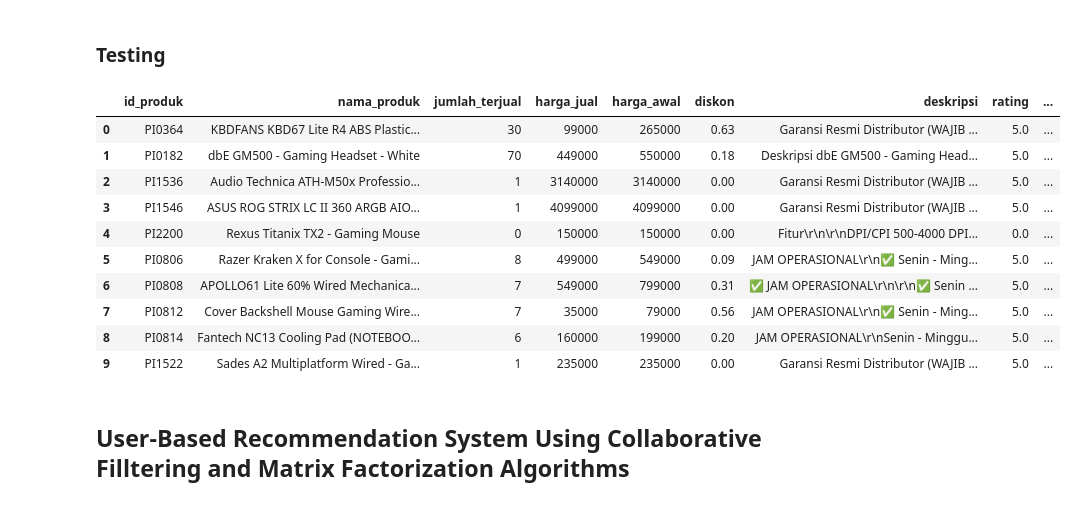
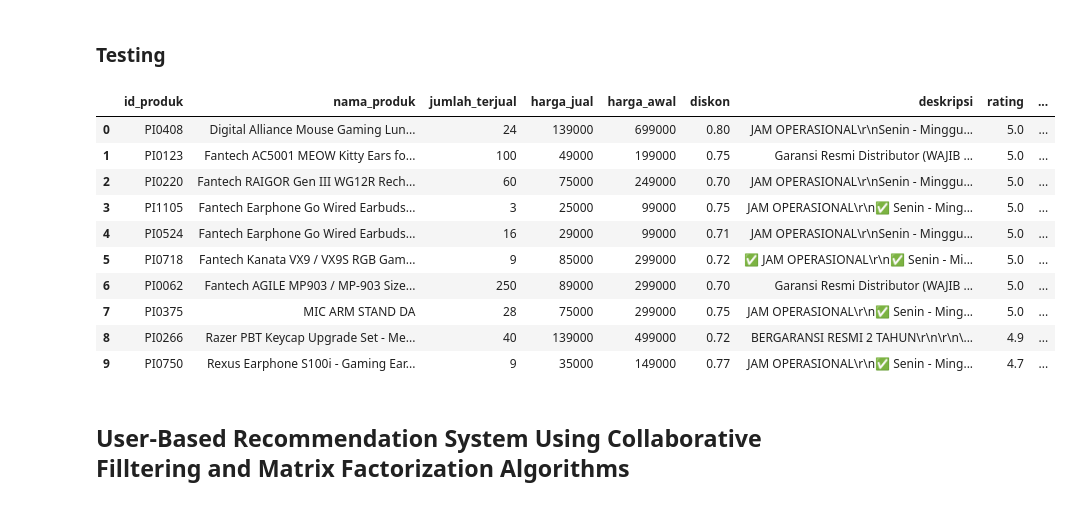
Before and after one commit to picessakresna/GoodGamingShop-Recommendation-Website, a Jupyter notebook: final-project/data-analysis/analysis-goodgamingshop1.ipynb, the cells around one changed output. Cells and saved outputs as stored; diff of their text form; code cells hidden in the pictures.

Commit message:
final 	modified:   final-project/data-analysis/analysis-goodgamingshop1.ipynb

```diff
--- a/final-project/data-analysis/analysis-goodgamingshop1.ipynb
+++ b/final-project/data-analysis/analysis-goodgamingshop1.ipynb
@@ -180,7 +194,9 @@ def load_and_clean_data(products_file, reviews_file):
     df_products_cleaned = df_products.copy()
     df_products_cleaned['deskripsi'] = df_products_cleaned['deskripsi'].apply(clean_text)
     df_products_cleaned['kategori'] = df_products_cleaned['kategori'].apply(clean_text)
+    df_products_cleaned['nama_produk'] = df_products_cleaned['nama_produk'].apply(clean_text)
     df_products_cleaned.drop_duplicates(subset=['id_produk'], keep='first', inplace=True)
-    df_products_cleaned['combined_features'] = df_products_cleaned['deskripsi'].fillna('') + ' ' + df_products_cleaned['kategori'].fillna('')
+    df_products_cleaned['combined_features'] = df_products_cleaned['kategori'].fillna('') + ' ' + df_products_cleaned['nama_produk'].fillna('') + ' ' + df_products_cleaned['deskripsi'].fillna('')
+    df_products_cleaned = normalize_features(df_products_cleaned)
 
     return df_products, df_reviews, df_products_cleaned
@@ -210,11 +250,16 @@ def prepare_collaborative_filtering_data(df_reviews):
 # %%
 # Function to create pivot table for collaborative filtering
 def create_collaborative_filtering_pivot(df_reviews, df_products):
-    users = df_reviews['id_user'].unique()
+    # Deduplicate and aggregate ratings (e.g., taking the mean rating if there are duplicates)
+    df_reviews_agg = df_reviews.groupby(['id_user', 'id_produk'])['rating_user'].mean().reset_index()
+
+    users = df_reviews_agg['id_user'].unique()
     products = df_products['id_produk'].unique()
+
     all_combinations = pd.DataFrame([(user, prod) for user in users for prod in products], columns=['id_user', 'id_produk'])
-    merged_data = pd.merge(all_combinations, df_reviews, on=['id_user', 'id_produk'], how='left')
+    merged_data = pd.merge(all_combinations, df_reviews_agg, on=['id_user', 'id_produk'], how='left')
     merged_data.fillna(0, inplace=True)
+
     pivot_table = merged_data.pivot_table(index='id_user', columns='id_produk', values='rating_user', fill_value=0)
     cosine_sim_cf = cosine_similarity(pivot_table)
 
@@ -225,6 +270,9 @@ df_products, df_reviews, df_products_cleaned = load_and_clean_data('../data-coll
 
 # Calculate TF-IDF cosine similarity
 cosine_sim_tfidf = calculate_tfidf_cosine_similarity(df_products_cleaned)
+
+# Calculate product numeric features scores
+num_scores = calculate_product_scores(df_products_cleaned)
 
 # Prepare data for collaborative filtering
 algo = prepare_collaborative_filtering_data(df_reviews)
@@ -309,7 +377,8 @@ Length: 2613, dtype: int64
 # %% [markdown]
 ## Content and User-based Recommendation System Using Collaborative Filtering, Matrix Factorization, and TF-IDF Algorithms
 # %%
-def get_recommendations(product_ids, user_id, df_products, indices, cosine_sim_tfidf, cosine_sim_cf, algo, n_recommendations=None):
+# Content and User-based Recommendation System Using Collaborative Filtering, Matrix Factorization, and TF-IDF Algorithms
+def get_recommendations(product_ids, user_id, df_products, indices, cosine_sim_tfidf, num_scores, cosine_sim_cf, algo, n_recommendations=None):
     all_recommendations = []
     for product_id in product_ids:
         try:
@@ -325,16 +394,20 @@ def get_recommendations(product_ids, user_id, df_products, indices, cosine_sim_t
 
         sim_scores_tfidf = sorted(sim_scores_tfidf, key=lambda x: x[1], reverse=True)
         sim_scores_cf = sorted(sim_scores_cf, key=lambda x: x[1], reverse=True)
+        num_scores = sorted(num_scores, key=lambda x: x[1], reverse=True)
 
         if n_recommendations is not None:
             sim_scores_tfidf = sim_scores_tfidf[1:n_recommendations+1]
             sim_scores_cf = sim_scores_cf[1:n_recommendations+1]
+            num_scores = num_scores[:n_recommendations]
 
         combined_scores = {}
         for score in sim_scores_tfidf:
-            combined_scores[score[0]] = combined_scores.get(score[0], 0) + score[1]
+            combined_scores[score[0]] = combined_scores.get(score[0], 0) + score[1] * 0.38
         for score in sim_scores_cf:
-            combined_scores[score[0]] = combined_scores.get(score[0], 0) + score[1]
+            combined_scores[score[0]] = combined_scores.get(score[0], 0) + score[1] * 0.34
+        for score in num_scores:
+            combined_scores[score[0]] = combined_scores.get(score[0], 0) + score[1] * 0.28
 
         combined_scores = sorted(combined_scores.items(), key=lambda x: x[1], reverse=True)
 
@@ -358,8 +431,7 @@ def get_recommendations(product_ids, user_id, df_products, indices, cosine_sim_t
         recommendations = []
         for idx in final_indices:
             product_info = df_products.iloc[idx].to_dict()
-            product_info['skor_tfidf'] = get_score_by_idx(combined_scores, idx)
-            product_info['skor_cf_mf'] = get_score_by_idx(mf_scores, idx)
+            product_info['skor'] = get_score_by_idx(mf_scores, idx)
 
             recommendations.append(product_info)
 
@@ -381,15 +453,12 @@ def get_recommendations(product_ids, user_id, df_products, indices, cosine_sim_t
                 # If product already in the list, update if the new score is higher
                 for existing_product in flattened_recommendations:
                     if existing_product['id_produk'] == product_id:
-                        if product_info['skor_cf_mf'] > existing_product['skor_cf_mf']:
+                        if product_info['skor'] > existing_product['skor']:
                             existing_product.update(product_info)
-                        elif product_info['skor_cf_mf'] == existing_product['skor_cf_mf']:
-                            if product_info['skor_tfidf'] > existing_product['skor_tfidf']:
-                                existing_product.update(product_info)
                         break
 
-    # Sort flattened_recommendations by skor_cf_mf, skor_tfidf in descending order
-    flattened_recommendations_sorted = sorted(flattened_recommendations, key=lambda x: (x['skor_cf_mf'], x['skor_tfidf']), reverse=True)
+    # Sort flattened_recommendations by skor in descending order
+    flattened_recommendations_sorted = sorted(flattened_recommendations, key=lambda x: (x['skor']), reverse=True)
 
     if n_recommendations is not None:
         flattened_recommendations_sorted = flattened_recommendations_sorted[:n_recommendations]
@@ -398,23 +467,23 @@ def get_recommendations(product_ids, user_id, df_products, indices, cosine_sim_t
 # %% [markdown]
 ### Testing
 # %%
-product_id = ['PI0088', 'PI0188']
+product_ids = ['PI0088', 'PI0188']
 user_id = 'UI0008'
-recommendations = get_recommendations(product_id, user_id, df_products, indices, cosine_sim_tfidf, cosine_sim_cf, algo, 10)
+recommendations = get_recommendations(product_ids, user_id, df_products, indices, cosine_sim_tfidf, num_scores, cosine_sim_cf, algo, 10)
 recommendations = pd.json_normalize(recommendations)
 recommendations
 # %% [output]
 |  | id_produk | nama_produk | jumlah_terjual | harga_jual | harga_awal | diskon | deskripsi | rating | ... |
-| 0 | PI0364 | KBDFANS KBD67 Lite R4 ABS Plastic... | 30 | 99000 | 265000 | 0.63 | Garansi Resmi Distributor (WAJIB ... | 5.0 | ... |
-| 1 | PI0182 | dbE GM500 - Gaming Headset - White | 70 | 449000 | 550000 | 0.18 | Deskripsi dbE GM500 - Gaming Head... | 5.0 | ... |
-| 2 | PI1536 | Audio Technica ATH-M50x Professio... | 1 | 3140000 | 3140000 | 0.00 | Garansi Resmi Distributor (WAJIB ... | 5.0 | ... |
-| 3 | PI1546 | ASUS ROG STRIX LC II 360 ARGB AIO... | 1 | 4099000 | 4099000 | 0.00 | Garansi Resmi Distributor (WAJIB ... | 5.0 | ... |
-| 4 | PI2200 | Rexus Titanix TX2 - Gaming Mouse | 0 | 150000 | 150000 | 0.00 | Fitur\r\n\r\nDPI/CPI 500-4000 DPI... | 0.0 | ... |
-| 5 | PI0806 | Razer Kraken X for Console - Gami... | 8 | 499000 | 549000 | 0.09 | JAM OPERASIONAL\r\n✅ Senin - Ming... | 5.0 | ... |
-| 6 | PI0808 | APOLLO61 Lite 60% Wired Mechanica... | 7 | 549000 | 799000 | 0.31 | ✅ JAM OPERASIONAL\r\n\r\n✅ Senin ... | 5.0 | ... |
-| 7 | PI0812 | Cover Backshell Mouse Gaming Wire... | 7 | 35000 | 79000 | 0.56 | JAM OPERASIONAL\r\n✅ Senin - Ming... | 5.0 | ... |
-| 8 | PI0814 | Fantech NC13 Cooling Pad (NOTEBOO... | 6 | 160000 | 199000 | 0.20 | JAM OPERASIONAL\r\nSenin - Minggu... | 5.0 | ... |
-| 9 | PI1522 | Sades A2 Multiplatform Wired - Ga... | 1 | 235000 | 235000 | 0.00 | Garansi Resmi Distributor (WAJIB ... | 5.0 | ... |
+| 0 | PI0408 | Digital Alliance Mouse Gaming Lun... | 24 | 139000 | 699000 | 0.80 | JAM OPERASIONAL\r\nSenin - Minggu... | 5.0 | ... |
+| 1 | PI0123 | Fantech AC5001 MEOW Kitty Ears fo... | 100 | 49000 | 199000 | 0.75 | Garansi Resmi Distributor (WAJIB ... | 5.0 | ... |
+| 2 | PI0220 | Fantech RAIGOR Gen III WG12R Rech... | 60 | 75000 | 249000 | 0.70 | JAM OPERASIONAL\r\nSenin - Minggu... | 5.0 | ... |
+| 3 | PI1105 | Fantech Earphone Go Wired Earbuds... | 3 | 25000 | 99000 | 0.75 | JAM OPERASIONAL\r\n✅ Senin - Ming... | 5.0 | ... |
+| 4 | PI0524 | Fantech Earphone Go Wired Earbuds... | 16 | 29000 | 99000 | 0.71 | JAM OPERASIONAL\r\nSenin - Minggu... | 5.0 | ... |
+| 5 | PI0718 | Fantech Kanata VX9 / VX9S RGB Gam... | 9 | 85000 | 299000 | 0.72 | ✅ JAM OPERASIONAL\r\n✅ Senin - Mi... | 5.0 | ... |
+| 6 | PI0062 | Fantech AGILE MP903 / MP-903 Size... | 250 | 89000 | 299000 | 0.70 | Garansi Resmi Distributor (WAJIB ... | 5.0 | ... |
+| 7 | PI0375 | MIC ARM STAND DA | 28 | 75000 | 299000 | 0.75 | JAM OPERASIONAL\r\n✅ Senin - Ming... | 5.0 | ... |
+| 8 | PI0266 | Razer PBT Keycap Upgrade Set - Me... | 40 | 139000 | 499000 | 0.72 | BERGARANSI RESMI 2 TAHUN\r\n\r\n\... | 4.9 | ... |
+| 9 | PI0750 | Rexus Earphone S100i - Gaming Ear... | 9 | 35000 | 149000 | 0.77 | JAM OPERASIONAL\r\n✅ Senin - Ming... | 4.7 | ... |
 # %% [markdown]
 ## User-Based Recommendation System Using Collaborative Filltering and Matrix Factorization Algorithms
 # %%
```
Also changed, not shown: parts of 12 cells of this notebook.
